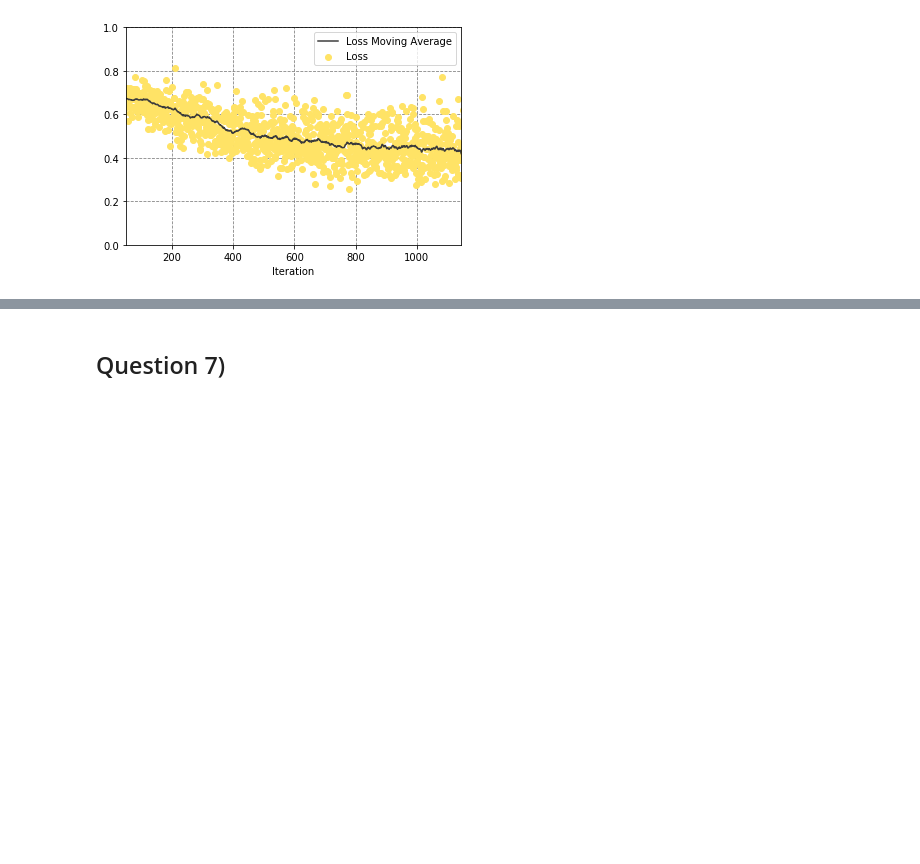
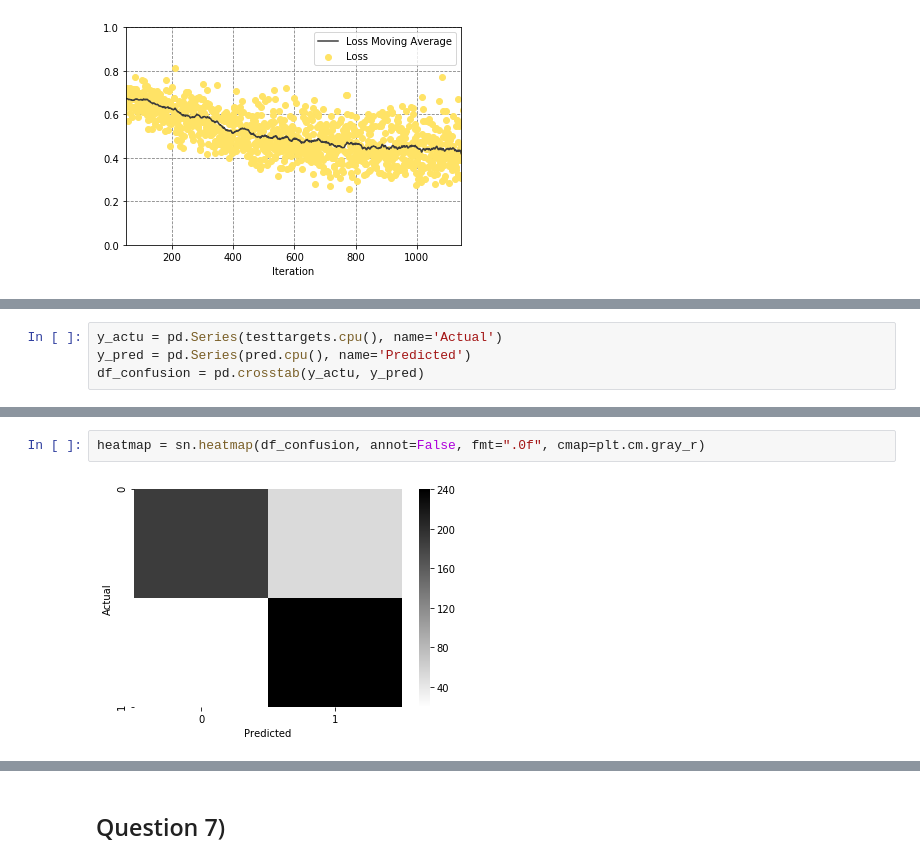
Before and after one commit to rogerlucena/iar, a Jupyter notebook: TDs/9/TP_classif/TME-DL-IAR.ipynb, the cells around one changed output, grey strips where cells are left out. Saved outputs shown, nothing was run; the diff lists cells and outputs as text; blank space fills up the shorter version.

```diff
--- a/TDs/9/TP_classif/TME-DL-IAR.ipynb
+++ b/TDs/9/TP_classif/TME-DL-IAR.ipynb
@@ -203,0 +222,4 @@ fig.savefig("loss" + ".svg", format="svg")
+# %%
+y_actu = pd.Series(testtargets.cpu(), name='Actual')
+y_pred = pd.Series(pred.cpu(), name='Predicted')
+df_confusion = pd.crosstab(y_actu, y_pred)
@@ -203,0 +237,4 @@ fig.savefig("loss" + ".svg", format="svg")
+# %%
+heatmap = sn.heatmap(df_confusion, annot=False, fmt=".0f", cmap=plt.cm.gray_r)
+# %% [output]
+[figure, added]
```
Also changed, not shown: parts of 15 cells of this notebook, 8 other files.
